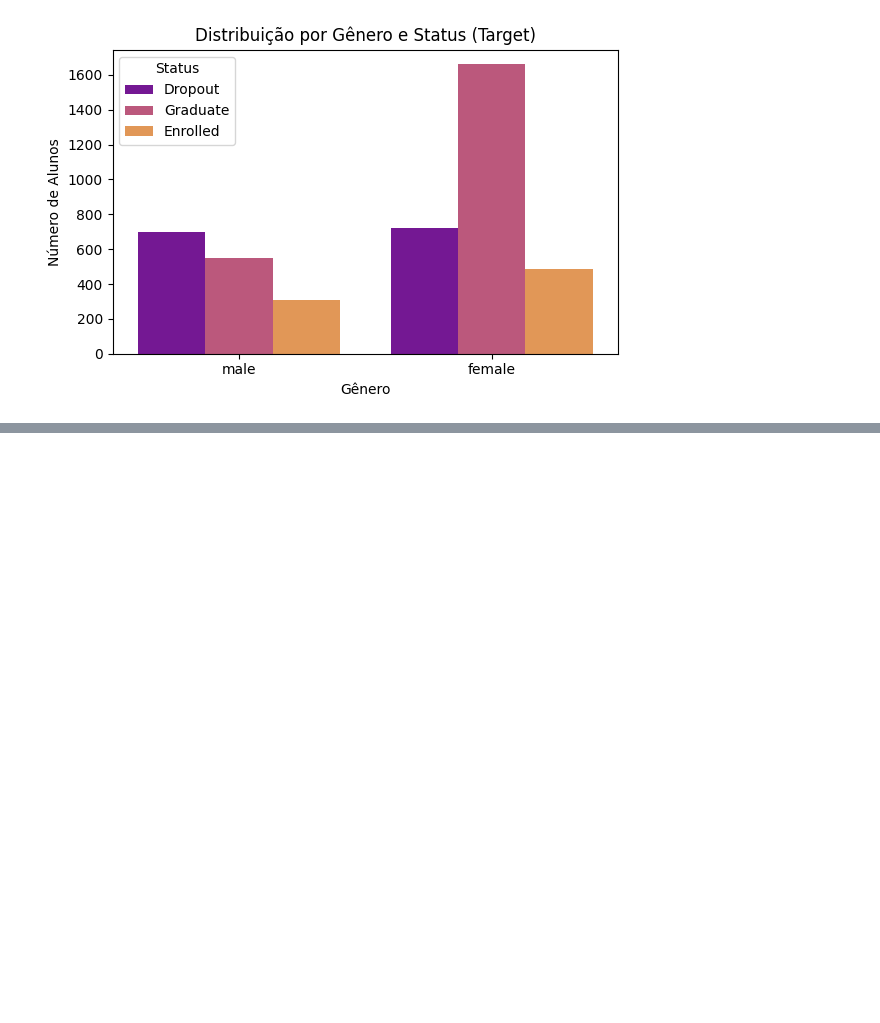
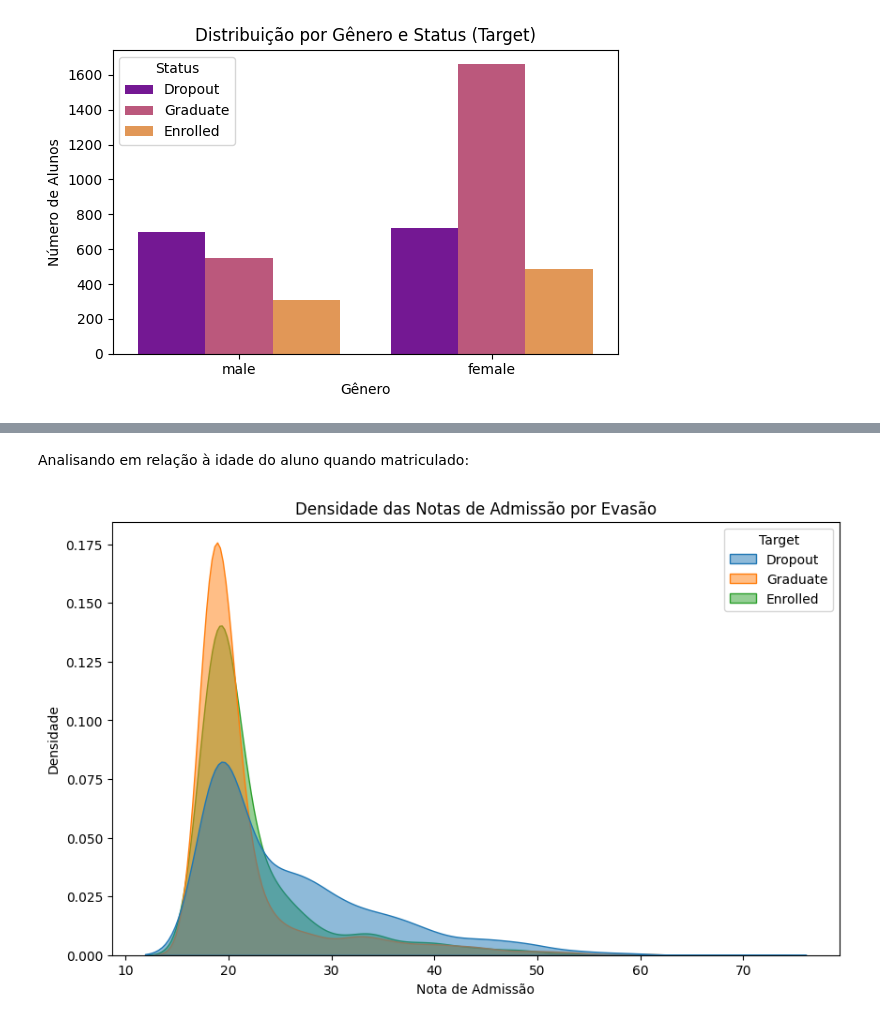
Before and after one commit to schwaad/Student-Dropout-Analysis, a Jupyter notebook: Analise_dos_dados.ipynb, the cells around one changed output, grey strips where cells are left out. Cells and saved outputs as stored; diff of their text form; code cells hidden in the pictures; blank space fills up the shorter version.

```diff
--- a/Analise_dos_dados.ipynb
+++ b/Analise_dos_dados.ipynb
@@ -86,0 +105,14 @@ plt.show()
+# %% [markdown]
+Analisando em relação à idade do aluno quando matriculado:
+# %%
+plt.figure(figsize=(10,6))
+
+sns.kdeplot(data=dataQ, x='Age at enrollment', hue='Target', fill=True, common_norm=False, alpha=0.5)
+
+plt.xlabel('Nota de Admissão')
+plt.ylabel('Densidade')
+plt.title('Densidade das Notas de Admissão por Evasão')
+
+plt.show()
+# %% [output]
+[figure, added]
```
Also changed, not shown: parts of 9 cells of this notebook.
